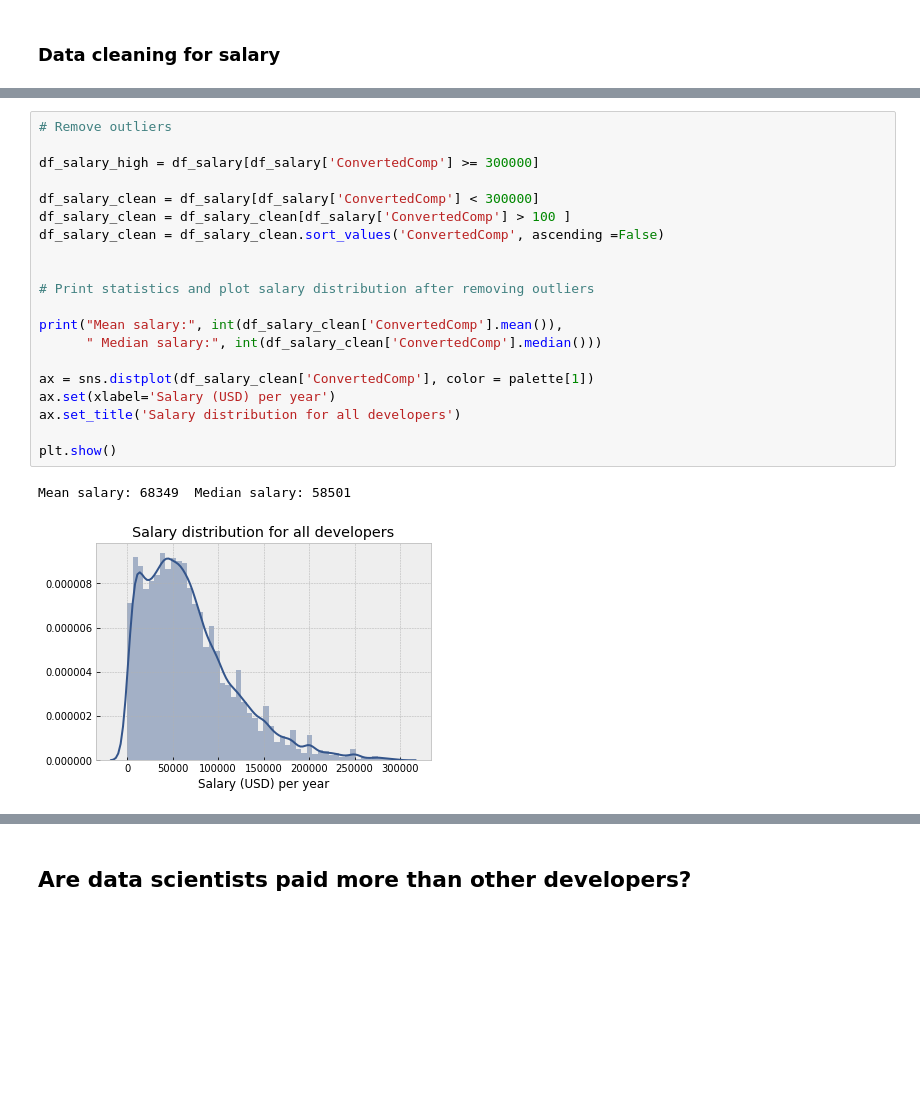
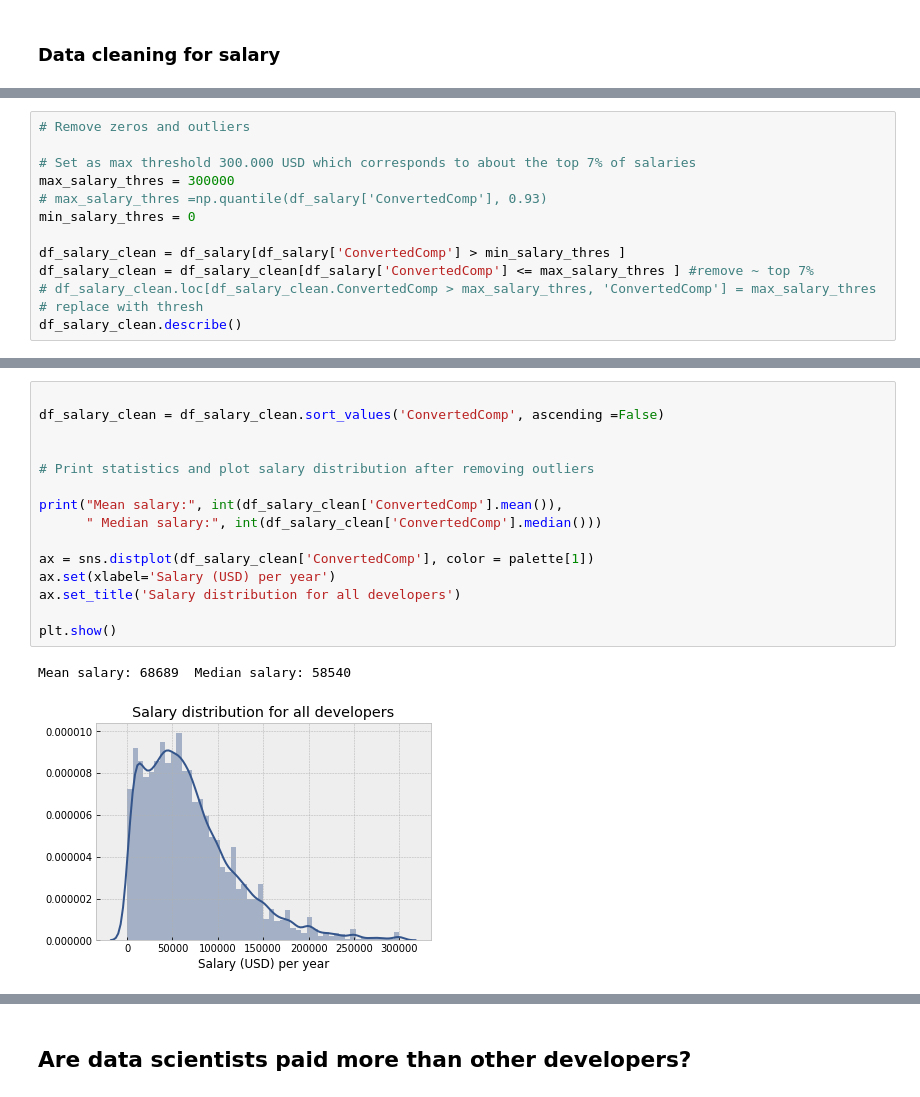
Before and after one commit to leedah/data-scientists-stackoverflow-analysis, a Jupyter notebook: Stackoverflow 2019 Survey.ipynb, the cells around one changed output, grey strips where cells are left out. Saved outputs shown, nothing was run; the diff lists cells and outputs as text; blank space fills up the shorter version.

```diff
--- a/Stackoverflow 2019 Survey.ipynb
+++ b/Stackoverflow 2019 Survey.ipynb
@@ -771,0 +817,12 @@ Mean salary: 136628  Median salary: 62807
+# %%
+# Remove zeros and outliers
+
+# Set as max threshold 300.000 USD which corresponds to about the top 7% of salaries
+max_salary_thres = 300000
+# max_salary_thres =np.quantile(df_salary['ConvertedComp'], 0.93)
+min_salary_thres = 0
+
+df_salary_clean = df_salary[df_salary['ConvertedComp'] > min_salary_thres ]
+df_salary_clean = df_salary_clean[df_salary['ConvertedComp'] <= max_salary_thres ] #remove ~ top 7%
+# df_salary_clean.loc[df_salary_clean.ConvertedComp > max_salary_thres, 'ConvertedComp'] = max_salary_thres # replace with thresh
+df_salary_clean.describe()
@@ -772,26 +839,21 @@ Mean salary: 136628  Median salary: 62807
 # %%
-# Remove outliers
 
-df_salary_high = df_salary[df_salary['ConvertedComp'] >= 300000]
-
-df_salary_clean = df_salary[df_salary['ConvertedComp'] < 300000]
-df_salary_clean = df_salary_clean[df_salary['ConvertedComp'] > 100 ]
 df_salary_clean = df_salary_clean.sort_values('ConvertedComp', ascending =False)
 
 
 # Print statistics and plot salary distribution after removing outliers
 
 print("Mean salary:", int(df_salary_clean['ConvertedComp'].mean()),
       " Median salary:", int(df_salary_clean['ConvertedComp'].median()))
 
 ax = sns.distplot(df_salary_clean['ConvertedComp'], color = palette[1])
 ax.set(xlabel='Salary (USD) per year')
 ax.set_title('Salary distribution for all developers')
 
 plt.show()
 # %% [output]
-Mean salary: 68349  Median salary: 58501
+Mean salary: 68689  Median salary: 58540
-[figure, old version]
+[figure, new version]
 # %%
 # Distribution of salary for data scientists on clean data
 df_ds = df_salary_clean[df_salary_clean['DevType'].str.contains("Data scientist",na=False)]
```
Also changed, not shown: parts of 25 cells of this notebook.
